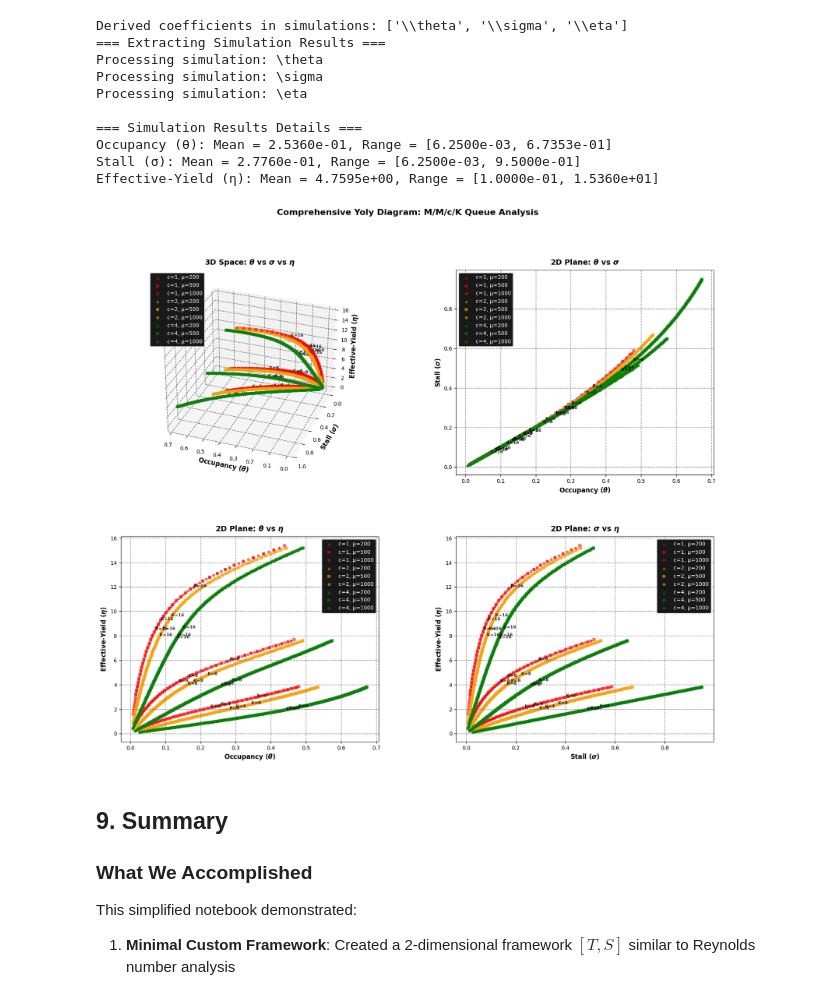
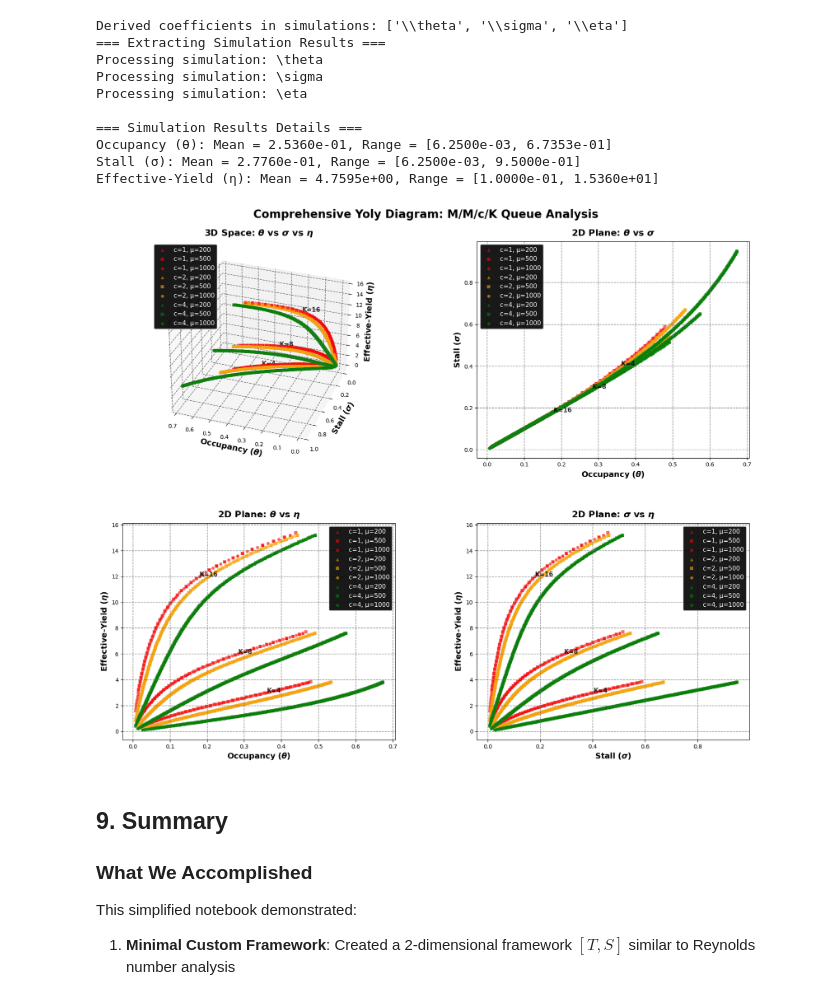
Before and after one commit to DASA-Design/PyDASA, a Jupyter notebook: docs/source/_static/examples/notebooks/PyDASA-Online-Custom.ipynb, the cells around one changed output. Drawn from its saved outputs; the diff is of its cells as text; code cells hidden in the pictures.

```diff
--- a/docs/source/_static/examples/notebooks/PyDASA-Online-Custom.ipynb
+++ b/docs/source/_static/examples/notebooks/PyDASA-Online-Custom.ipynb
@@ -555,6 +555,8 @@ for row in range(2):
 
         # Track which (c, μ) combinations have been labeled for legend
         labeled_combinations = set()
+        # Track which K values have been labeled to avoid duplicates
+        labeled_K_values = set()
 
         # Plot data points grouped by server count (c), service rate (μ), and capacity (K)
         for c_val in unique_c:
@@ -583,31 +585,35 @@ for row in range(2):
                                    c=color, marker=marker, s=30, alpha=0.6,
                                    edgecolors="grey", linewidths=0.1,
                                    label=label)
-                        # Add ONE K value label at median position of this cluster
-                        mask_indices = np.where(mask)[0]
-                        if len(mask_indices) > 0:
-                            mid_idx = mask_indices[len(mask_indices)//2]
-                            ax.text(x_data[mid_idx], y_data[mid_idx], z_data[mid_idx],
-                                    f"K={int(K_val)}", fontsize=8, color="black",
-                                    fontweight="bold", alpha=0.8)
+                        # Add K value label only once per unique K value
+                        if K_val not in labeled_K_values:
+                            mask_indices = np.where(mask)[0]
+                            if len(mask_indices) > 0:
+                                mid_idx = mask_indices[len(mask_indices)//2]
+                                ax.text(x_data[mid_idx], y_data[mid_idx], z_data[mid_idx],
+                                        f"K={int(K_val)}", fontsize=11, color="black",
+                                        fontweight="bold", alpha=0.8)
+                                labeled_K_values.add(K_val)
                     else:
                         # 2D scatter plot
                         ax.scatter(x_data[mask], y_data[mask],
                                    c=color, marker=marker, s=30, alpha=0.6,
                                    edgecolors="grey", linewidths=0.1,
                                    label=label)
-                        # Add ONE K value label at median position of this cluster
-                        mask_indices = np.where(mask)[0]
-                        if len(mask_indices) > 0:
-                            mid_idx = mask_indices[len(mask_indices)//2]
-                            ax.text(x_data[mid_idx], y_data[mid_idx],
-                                    f"K={int(K_val)}", fontsize=8, color="black",
-                                    fontweight="bold", alpha=0.8)
+                        # Add K value label only once per unique K value
+                        if K_val not in labeled_K_values:
+                            mask_indices = np.where(mask)[0]
+                            if len(mask_indices) > 0:
+                                mid_idx = mask_indices[len(mask_indices)//2]
+                                ax.text(x_data[mid_idx], y_data[mid_idx],
+                                        f"K={int(K_val)}", fontsize=11, color="black",
+                                        fontweight="bold", alpha=0.8)
+                                labeled_K_values.add(K_val)
 
         # Apply plot-specific styling after all data points are plotted
         if plot_type == "3D":
             ax.set_zlabel(z_labels[plot_idx],
-                          fontsize=12, fontweight="bold",
+                          fontsize=14, fontweight="bold",
                           color="black")
             ax.view_init(elev=30, azim=110)
 
@@ -620,39 +626,39 @@ for row in range(2):
             ax.yaxis._axinfo["grid"]["color"] = "dimgray"
             ax.yaxis._axinfo["grid"]["linewidth"] = 1
             ax.yaxis._axinfo["grid"]["linestyle"] = "--"
             ax.zaxis._axinfo["grid"]["color"] = "dimgray"
             ax.zaxis._axinfo["grid"]["linewidth"] = 1
             ax.zaxis._axinfo["grid"]["linestyle"] = "--"
 
             # Black tick parameters for 3D
             ax.tick_params(axis="x", colors="black")
             ax.tick_params(axis="y", colors="black")
             ax.tick_params(axis="z", colors="black")
         else:
             # 2D styling
             ax.grid(True, alpha=0.8,
                     color="dimgray", linewidth=1.0, linestyle="--")
             ax.tick_params(colors="black", which="both")
             for spine in ax.spines.values():
                 spine.set_edgecolor("black")
 
         # Set labels and title with black font
-        ax.set_xlabel(x_labels[plot_idx], fontsize=12,
+        ax.set_xlabel(x_labels[plot_idx], fontsize=14,
                       fontweight="bold", color="black")
-        ax.set_ylabel(y_labels[plot_idx], fontsize=12,
+        ax.set_ylabel(y_labels[plot_idx], fontsize=14,
                       fontweight="bold", color="black")
-        ax.set_title(plot_titles[plot_idx], fontsize=14,
+        ax.set_title(plot_titles[plot_idx], fontsize=16,
                      fontweight="bold", pad=10, color="black")
-        ax.legend(loc="best", fontsize=10, framealpha=0.9)
+        ax.legend(loc="best", fontsize=11, framealpha=0.9)
 
         plot_idx += 1
 
 # Add main title with black font
 fig.suptitle("Comprehensive Yoly Diagram: M/M/c/K Queue Analysis\n",
-             fontsize=16, fontweight="bold", y=0.98, color="black")
+             fontsize=20, fontweight="bold", y=0.93, color="black")
 plt.show()
 # %% [output]
-[figure, old version]
+[figure, new version]
 # %% [markdown]
 ## 9. Summary
 
```
Also changed, not shown: 3 other files.
